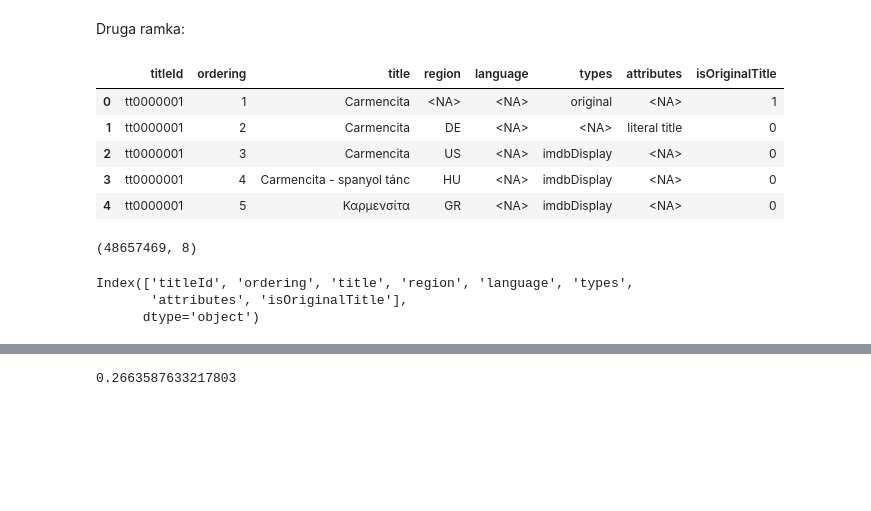
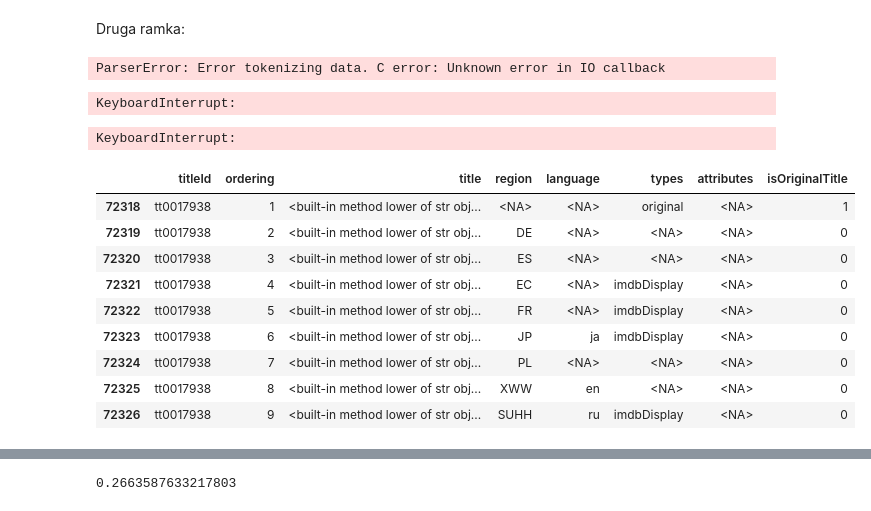
Before and after one commit to jakubweglowski/NPD-final-project, a Jupyter notebook: first_look.ipynb, the cells around one changed output, grey strips where cells are left out. Cells and saved outputs as stored; diff of their text form; code cells hidden in the pictures; blank space fills up the shorter version.

```diff
--- a/first_look.ipynb
+++ b/first_look.ipynb
@@ -38,26 +32,30 @@ Index(['nconst', 'primaryName', 'birthYear', 'deathYear', 'primaryProfession',
 Druga ramka:
 # %%
 path_to_file = "data/title.akas.tsv.gz"
-df = load_to_dataframe(path_to_file).replace(to_replace=r"\N", value=pd.NA)
+df = load_to_dataframe(path_to_file)
+# %% [output]
+ParserError: Error tokenizing data. C error: Unknown error in IO callback
-# %%
-df.head()
-# %% [output]
-|  | titleId | ordering | title | region | language | types | attributes | isOriginalTitle |
-| 0 | tt0000001 | 1 | Carmencita | <NA> | <NA> | original | <NA> | 1 |
-| 1 | tt0000001 | 2 | Carmencita | DE | <NA> | <NA> | literal title | 0 |
-| 2 | tt0000001 | 3 | Carmencita | US | <NA> | imdbDisplay | <NA> | 0 |
-| 3 | tt0000001 | 4 | Carmencita - spanyol tánc | HU | <NA> | imdbDisplay | <NA> | 0 |
-| 4 | tt0000001 | 5 | Καρμενσίτα | GR | <NA> | imdbDisplay | <NA> | 0 |
-# %%
-df.shape
-# %% [output]
-(48657469, 8)
-# %%
-df.columns
-# %% [output]
-Index(['titleId', 'ordering', 'title', 'region', 'language', 'types',
-       'attributes', 'isOriginalTitle'],
-      dtype='object')
+# %%
+df = df.drop(columns=["language", "types", "attributes"])
+# %% [output]
+KeyboardInterrupt:
+# %%
+df["title"].astype(str).str.lower()
+# %% [output]
+KeyboardInterrupt:
+# %%
+df.loc[df["titleId"] == 'tt0017938']
+# %% [output]
+|  | titleId | ordering | title | region | language | types | attributes | isOriginalTitle |
+| 72318 | tt0017938 | 1 | <built-in method lower of str obj... | <NA> | <NA> | original | <NA> | 1 |
+| 72319 | tt0017938 | 2 | <built-in method lower of str obj... | DE | <NA> | <NA> | <NA> | 0 |
+| 72320 | tt0017938 | 3 | <built-in method lower of str obj... | ES | <NA> | <NA> | <NA> | 0 |
+| 72321 | tt0017938 | 4 | <built-in method lower of str obj... | EC | <NA> | imdbDisplay | <NA> | 0 |
+| 72322 | tt0017938 | 5 | <built-in method lower of str obj... | FR | <NA> | imdbDisplay | <NA> | 0 |
+| 72323 | tt0017938 | 6 | <built-in method lower of str obj... | JP | ja | imdbDisplay | <NA> | 0 |
+| 72324 | tt0017938 | 7 | <built-in method lower of str obj... | PL | <NA> | <NA> | <NA> | 0 |
+| 72325 | tt0017938 | 8 | <built-in method lower of str obj... | XWW | en | <NA> | <NA> | 0 |
+| 72326 | tt0017938 | 9 | <built-in method lower of str obj... | SUHH | ru | imdbDisplay | <NA> | 0 |
 # %%
 # wydostajemy kandydatów na filmy z których odzyskamy kraje
 # zgodnie z uwagą w PDFie od prowadzących
```
Also changed, not shown: parts of 27 cells of this notebook.
